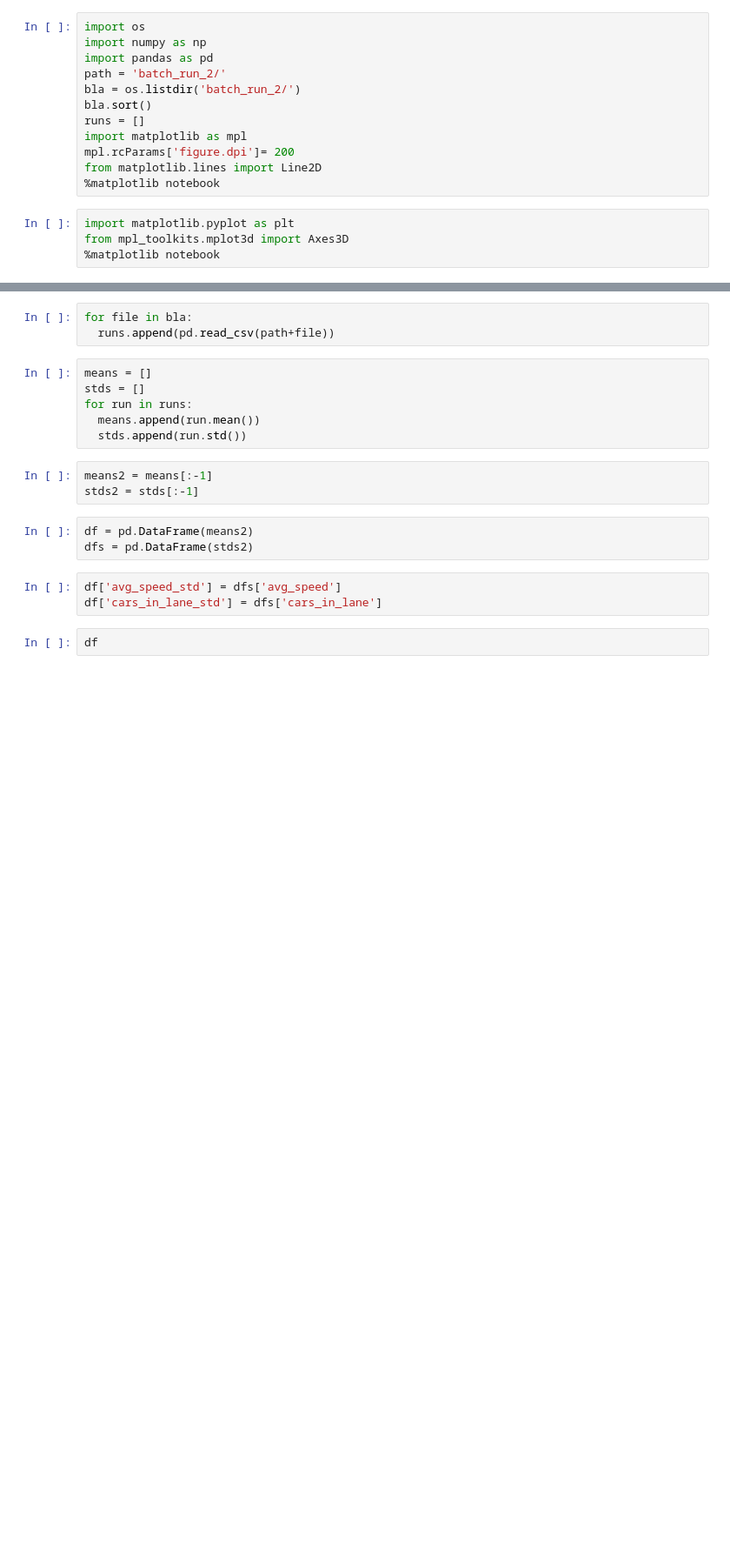
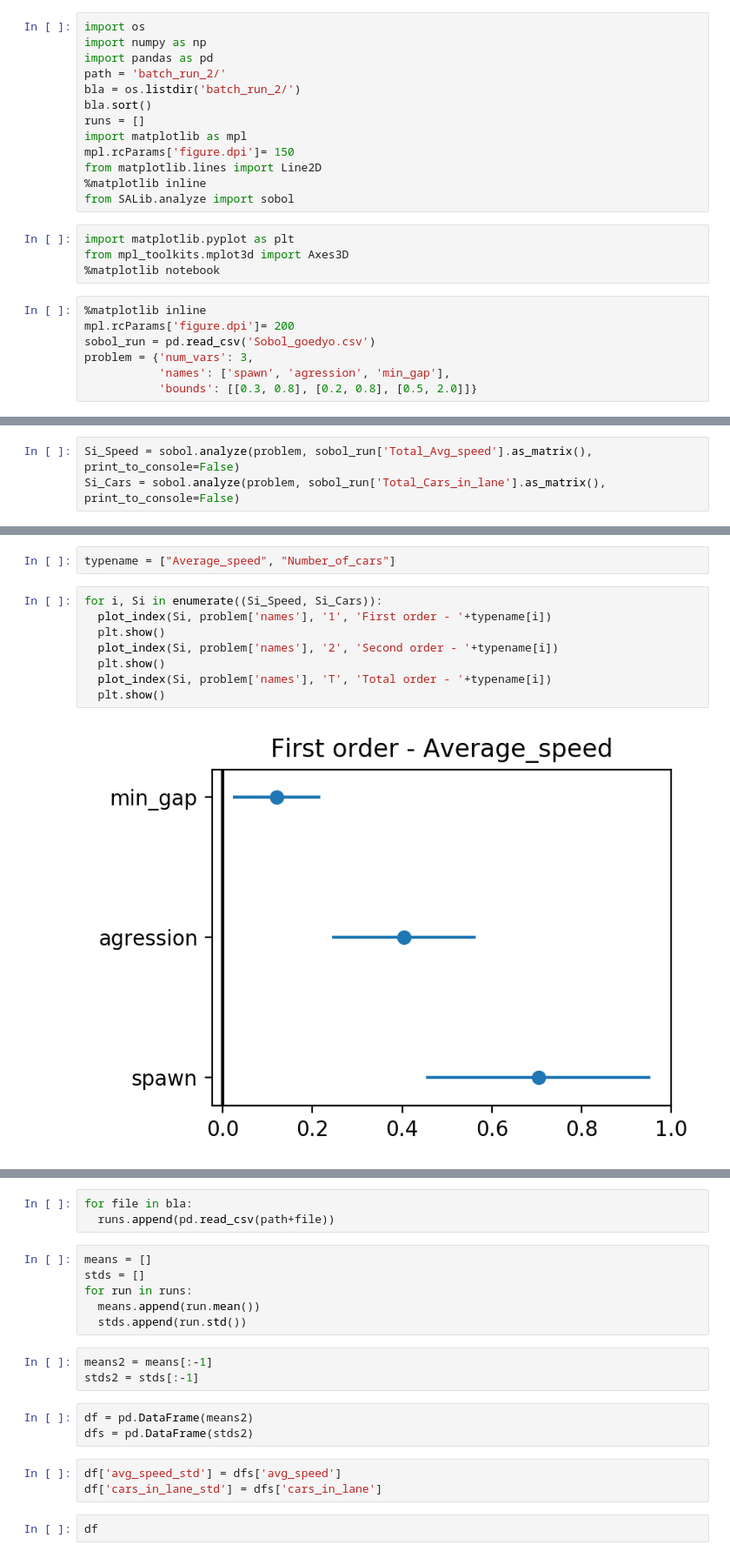
Before and after one commit to CoenHoningh/ABM, a Jupyter notebook: Data-analysis/OFAT/OFAT_analysis.ipynb, the cells around one changed output, grey strips where cells are left out. Shown: that part at 87% size. Cells and saved outputs as stored; diff of their text form; blank space fills up the shorter version.

```diff
--- a/Data-analysis/OFAT/OFAT_analysis.ipynb
+++ b/Data-analysis/OFAT/OFAT_analysis.ipynb
@@ -7,10 +7,18 @@ bla = os.listdir('batch_run_2/')
 bla.sort()
 runs = []
 import matplotlib as mpl
-mpl.rcParams['figure.dpi']= 200
+mpl.rcParams['figure.dpi']= 150
 from matplotlib.lines import Line2D
-%matplotlib notebook
+%matplotlib inline
+from SALib.analyze import sobol
 # %%
 import matplotlib.pyplot as plt
 from mpl_toolkits.mplot3d import Axes3D
 %matplotlib notebook
+# %%
+%matplotlib inline
+mpl.rcParams['figure.dpi']= 200
+sobol_run = pd.read_csv('Sobol_goedyo.csv')
+problem = {'num_vars': 3,
+           'names': ['spawn', 'agression', 'min_gap'],
+           'bounds': [[0.3, 0.8], [0.2, 0.8], [0.5, 2.0]]}
@@ -16,0 +44,3 @@ from mpl_toolkits.mplot3d import Axes3D
+# %%
+Si_Speed = sobol.analyze(problem, sobol_run['Total_Avg_speed'].as_matrix(), print_to_console=False)
+Si_Cars = sobol.analyze(problem, sobol_run['Total_Cars_in_lane'].as_matrix(), print_to_console=False)
@@ -16,0 +49,12 @@ from mpl_toolkits.mplot3d import Axes3D
+# %%
+typename = ["Average_speed", "Number_of_cars"]
+# %%
+for i, Si in enumerate((Si_Speed, Si_Cars)):
+  plot_index(Si, problem['names'], '1', 'First order - '+typename[i])
+  plt.show()
+  plot_index(Si, problem['names'], '2', 'Second order - '+typename[i])
+  plt.show()
+  plot_index(Si, problem['names'], 'T', 'Total order - '+typename[i])
+  plt.show()
+# %% [output]
+[figure, added]
```
Also changed, not shown: parts of 4 cells of this notebook, 2 other files.
